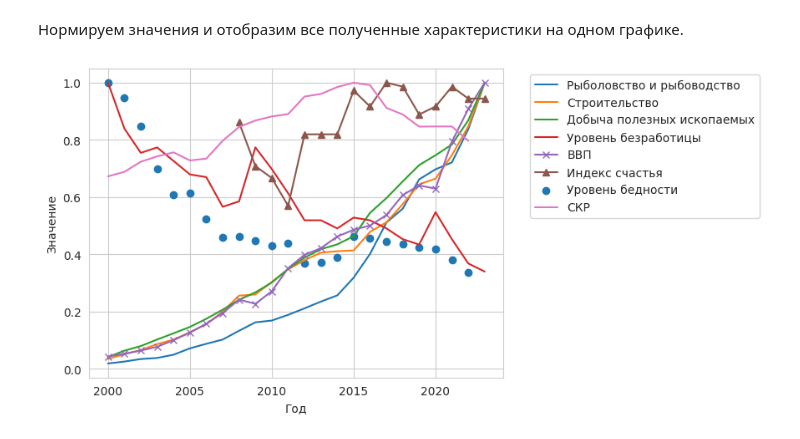
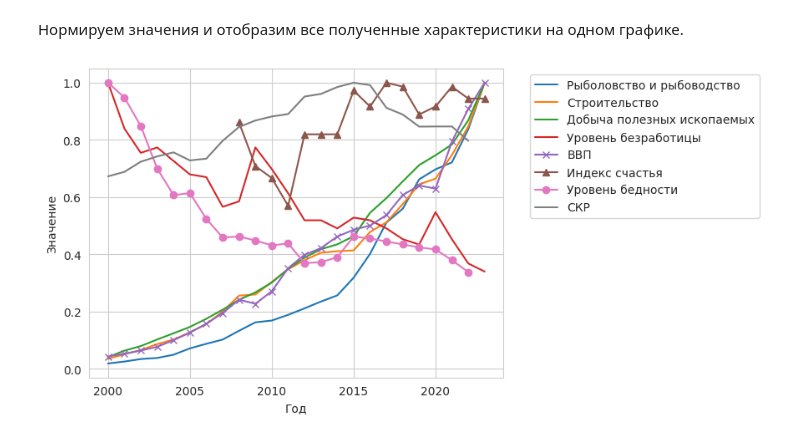
Before and after one commit to nedokormysh/Start_DS_Inflation_Salaries, a Jupyter notebook: Start_DS_final.ipynb, the cells around one changed output. Saved outputs shown, nothing was run; the diff lists cells and outputs as text; code cells hidden in the pictures.

```diff
--- a/Start_DS_final.ipynb
+++ b/Start_DS_final.ipynb
@@ -443,22 +446,22 @@ for col in norm_df.columns:
 # %%
 # добавляем линии для каждой характеристики
 plt.plot(norm_df.index, norm_df['рыболовство_и_рыбоводство'], label='Рыболовство и рыбоводство')
 plt.plot(norm_df.index, norm_df['строительство'], label='Строительство')
 plt.plot(norm_df.index, norm_df['добыча_полезных_ископаемых'], label='Добыча полезных ископаемых')
 plt.plot(norm_df.index, norm_df['уровень_безработицы'], label='Уровень безработицы')
 plt.plot(norm_df.index, norm_df['ВВП'], marker='x',label='ВВП')
 plt.plot(norm_df.index, norm_df['индекс_счастья'], marker='^', label='Индекс счастья')
-plt.scatter(norm_df.index, norm_df['уровень_бедности'], label='Уровень бедности')
+plt.plot(norm_df.index, norm_df['уровень_бедности'], marker='o', label='Уровень бедности')
 plt.plot(norm_df.index, norm_df['СКР'], label='СКР')
 
 # добавляем легенду
 plt.legend(bbox_to_anchor=(1.05, 1), loc='upper left')
 
 # добавляем подписи осей
 plt.xlabel('Год')
 plt.ylabel('Значение')
 
 # показываем график
 plt.show()
 # %% [output]
-[figure, old version]
+[figure, new version]
```
Also changed, not shown: parts of 1 cell of this notebook.
